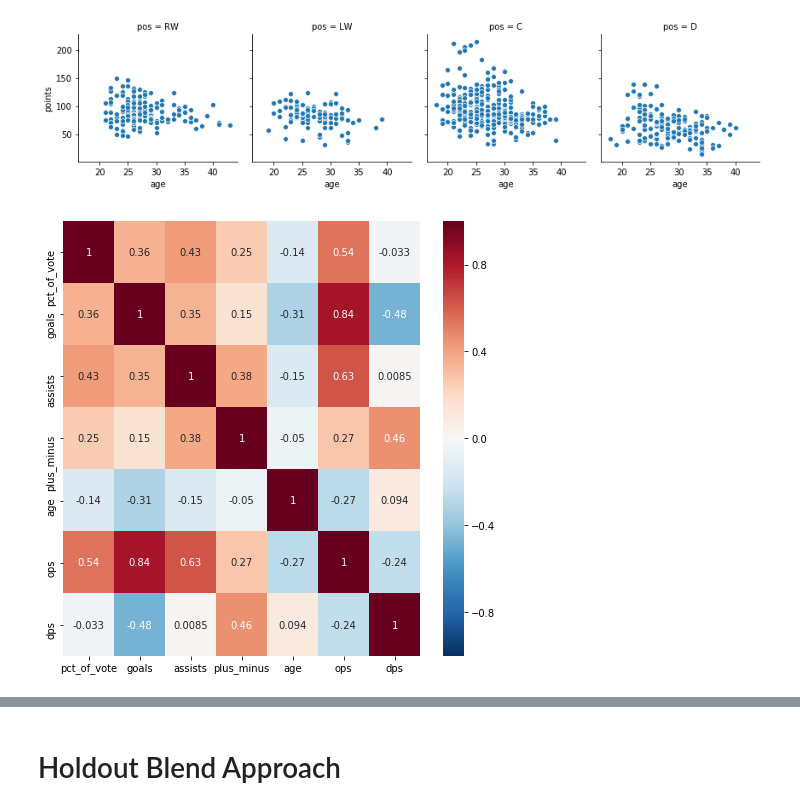
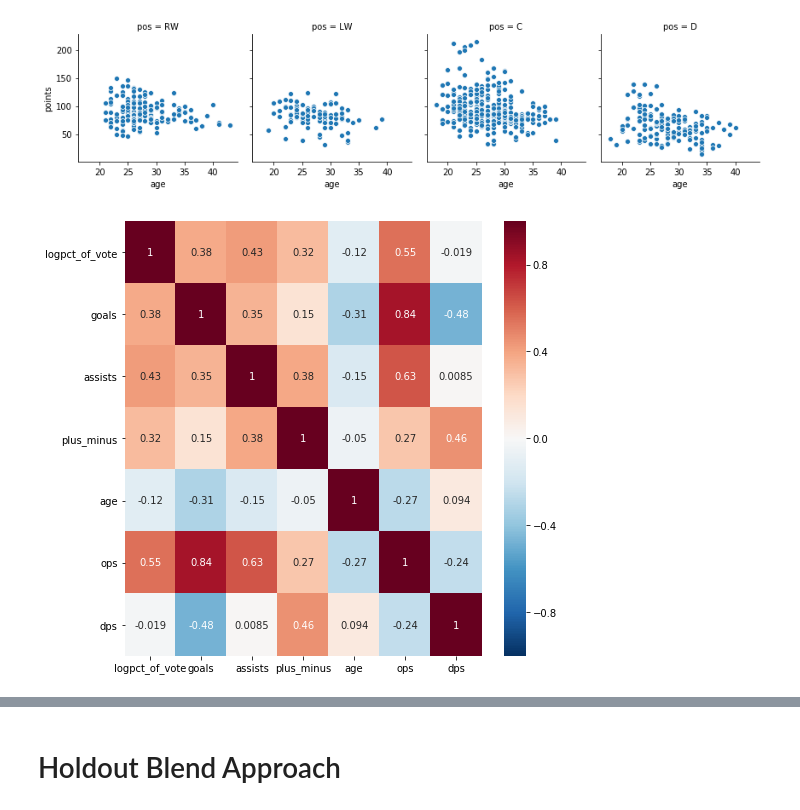
Before and after one commit to dbz10/NHL-Player-Awards, a Jupyter notebook: NHL MVP prediction.ipynb, the cells around one changed output, grey strips where cells are left out. Cells and saved outputs as stored; diff of their text form; code cells hidden in the pictures.

```diff
--- a/NHL MVP prediction.ipynb
+++ b/NHL MVP prediction.ipynb
@@ -147,7 +88,9 @@ full_data["ga"] = np.sqrt(full_data["goals"]*full_data["assists"])
 
 
 skaters = full_data[full_data['pos']!='G']
+skaters['logpct_of_vote'] = np.log(skaters['pct_of_vote'])
 goalies = full_data[full_data['pos']=='G']
+goalies['logpct_of_vote'] = np.log(goalies['pct_of_vote'])
 
 full_data.tail(10)
 # %% [output]
@@ -215,13 +157,13 @@ g.map(sns.scatterplot, 'age','points')
 [figure]
 # %%
 fd = skaters
-features= ['pct_of_vote','goals','assists','plus_minus','age','ops','dps','pos']
+features= ['logpct_of_vote','goals','assists','plus_minus','age','ops','dps','pos']
 fd = fd[features]
 f = fd.corr()
 plt.figure(figsize=(len(features),len(features)))
 
 sns.heatmap(f,annot=True,cmap="RdBu_r",vmin=-1,vmax=1);
 # %% [output]
-[figure, old version]
+[figure, new version]
 # %%
 fd = goalies
```
Also changed, not shown: parts of 10 cells of this notebook, 3 other files.
